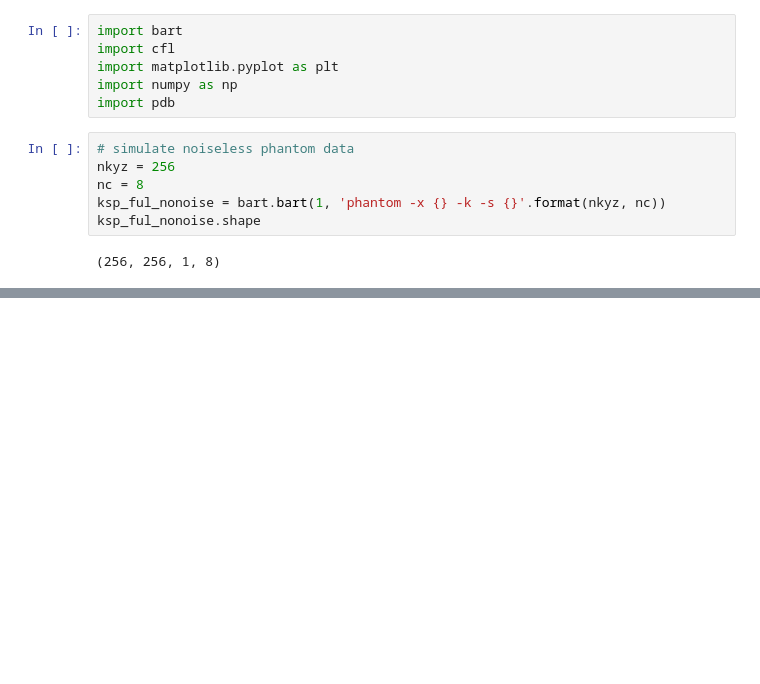
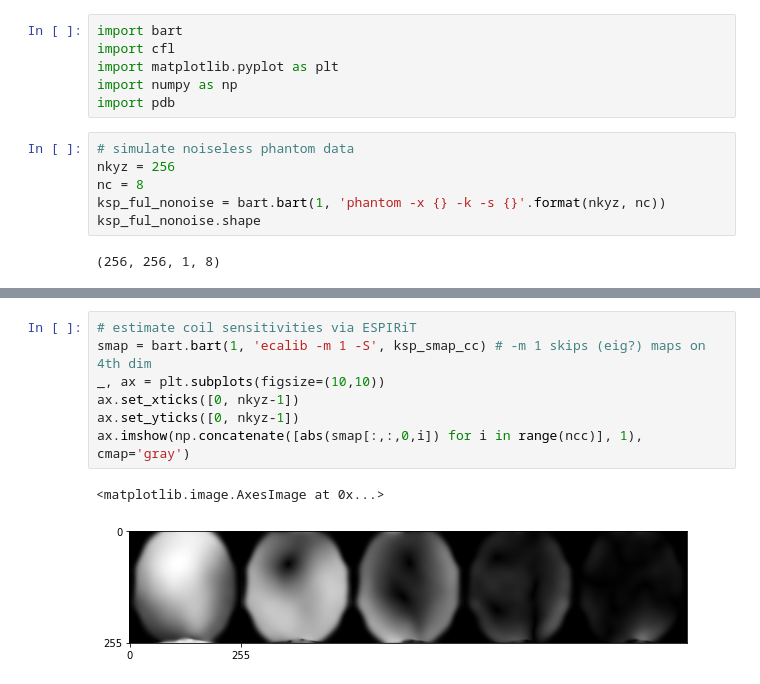
Before and after one commit to gopal-nataraj/bart-webinars, a Jupyter notebook: webinar4/demo.ipynb, the cells around one changed output, grey strips where cells are left out. Cells and saved outputs as stored; diff of their text form; blank space fills up the shorter version.

```diff
--- a/webinar4/demo.ipynb
+++ b/webinar4/demo.ipynb
@@ -64,0 +100,10 @@ ax.imshow(abs(im_rss), cmap='gray')
+# %%
+# estimate coil sensitivities via ESPIRiT
+smap = bart.bart(1, 'ecalib -m 1 -S', ksp_smap_cc) # -m 1 skips (eig?) maps on 4th dim
+_, ax = plt.subplots(figsize=(10,10))
+ax.set_xticks([0, nkyz-1])
+ax.set_yticks([0, nkyz-1])
+ax.imshow(np.concatenate([abs(smap[:,:,0,i]) for i in range(ncc)], 1), cmap='gray')
+# %% [output]
+<matplotlib.image.AxesImage at 0x...>
+[figure, added]
```
Also changed, not shown: parts of 7 cells of this notebook.
